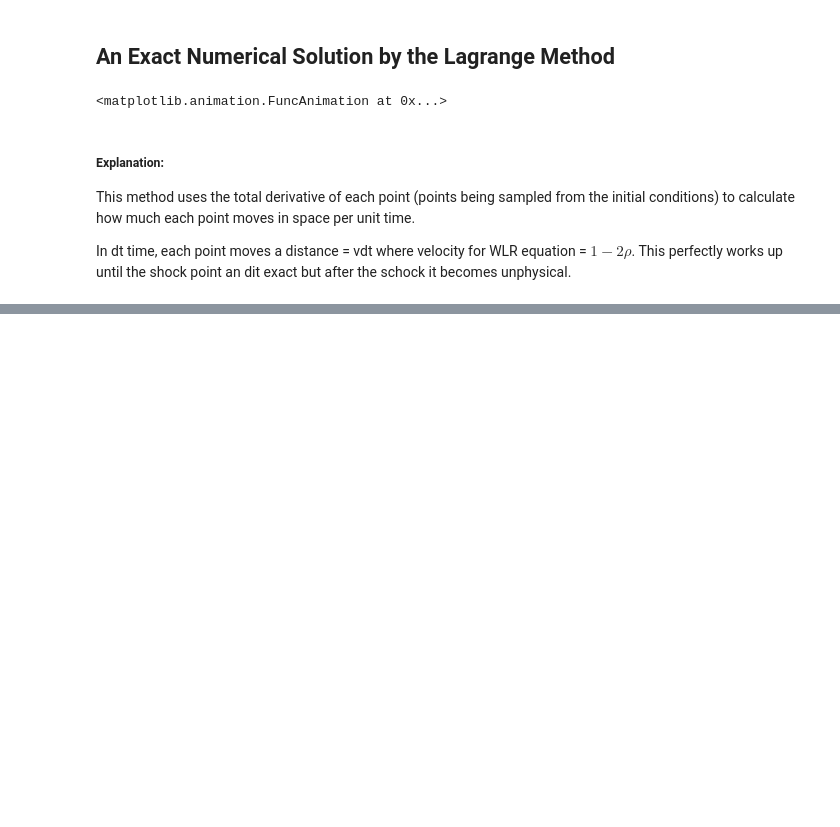
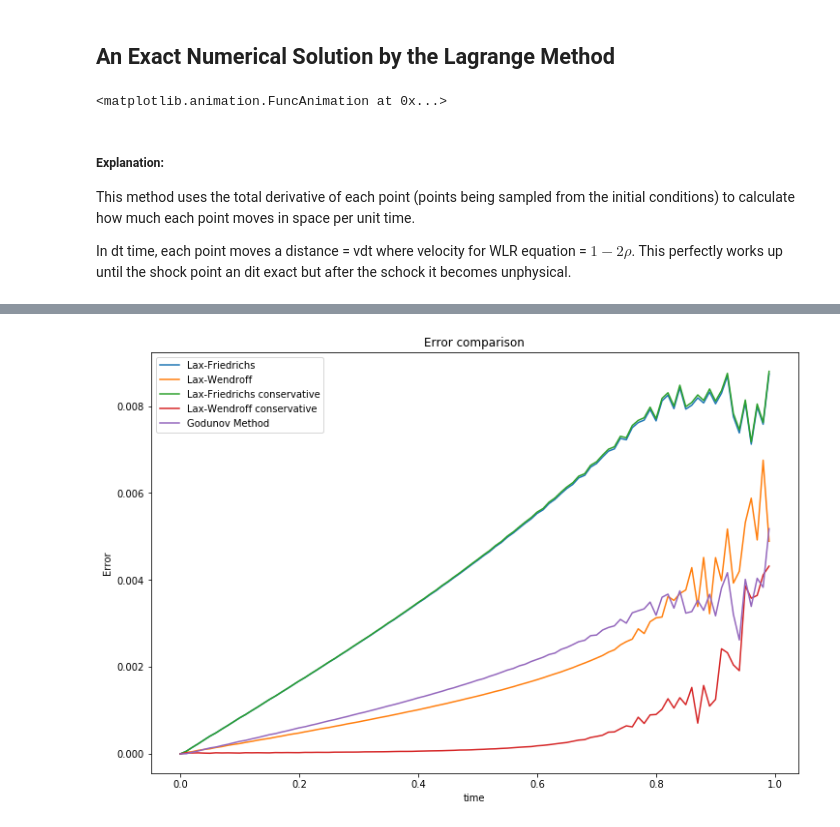
Before and after one commit to btemoshir/TrafficJam, a Jupyter notebook: TrafficFlowCollaborative-RobCopy1.ipynb, the cells around one changed output, grey strips where cells are left out. Cells and saved outputs as stored; diff of their text form; code cells hidden in the pictures; blank space fills up the shorter version.

Commit message:
Classy robustness, Error analysis, comparison added. Also explanation for slow LW speed.

```diff
--- a/TrafficFlowCollaborative-RobCopy1.ipynb
+++ b/TrafficFlowCollaborative-RobCopy1.ipynb
@@ -40,7 +40,7 @@ dt = 1/(N)
 T = 1.
 v0 = 1
 rho0 = 1
-L_factor = 100.
+L_factor = 1
 
 
 
@@ -52,6 +52,12 @@ xL0 = np.arange(0,1, dx/L_factor)
 #Sin Wave
 p0 =  0.2 + 0.1*np.sin(np.arange(0, 2*np.pi, 2*np.pi*dx))
 pL = 0.2 + 0.1*np.sin(np.arange(0, 2*np.pi, 2*np.pi*dx/L_factor))
+
+#Block
+#p0 = 0.2*np.ones(int(N))
+#p0[20:30] = 0.4
+#pL = 0.2*np.ones(int(N)*L_factor)
+#pL[20*L_factor:30*L_factor] = 0.4
 
 class variable():
     def __init__(self, value):
@@ -89,10 +95,6 @@ def velocity(shift = 0, array=p):
         return v0*(1 - np.roll(array, -shift)/rho0)
 
 def animate(i, scheme, line, mass, time):
-
-    if not np.array_equal(p.backup, p0):
-        print ("Error omgg bij deze: " + scheme.str)
-
     if scheme.str == "Lagrange":
         xL.update(scheme)
         line.set_data(xL.v, pL)
@@ -120,7 +122,6 @@ def run(scheme):
         line.set_linestyle('none')
         line.set_marker('o')
         line.set_markersize(.06)
-        #line, = ax.plot([], [], 'bo', markersize = .06)
 
     ax.plot(x0, p0, "--")
 
@@ -400,0 +400,39 @@ Text(0.5,0,'x')
+# %%
+schemes = [LF, LW, LF_cons, LW_cons, Godunov]
+
+p_dict = {}
+p_dict[Lagrange] = variable(xL0)
+diff_dict = {}
+time = np.arange(0, T, dt)
+
+def L2(a, b):
+    """returns the L2 norm of the system"""
+    return np.sum(np.sqrt((b - a)**2))/N
+
+def compare():
+    plt.figure(figsize=(12, 8))
+    plt.xlabel("time")
+    plt.ylabel("Error")
+    plt.title("Error comparison")
+
+    for scheme in schemes:
+        p_dict[scheme] = variable(p0)
+        diff_dict[scheme] = []
+
+    for t in np.arange(0, T, dt):
+        for scheme in schemes:
+            diff_dict[scheme].append(L2(np.interp(x0, p_dict[Lagrange].v, pL, period=1), p_dict[scheme].v))
+
+
+            p_dict[scheme].update(scheme)
+        p_dict[Lagrange].update(Lagrange)
+
+    for scheme in schemes:
+        plt.plot(time, diff_dict[scheme], label=scheme.str)
+    plt.legend()
+    plt.show()
+    reset()
+
+compare()
+# %% [output]
+[figure, added]
```
Also changed, not shown: parts of 4 cells of this notebook.
